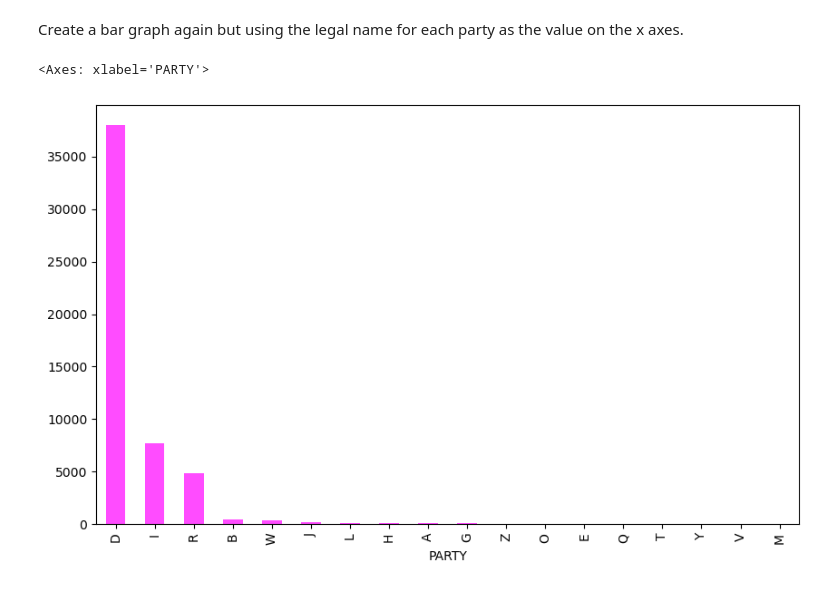
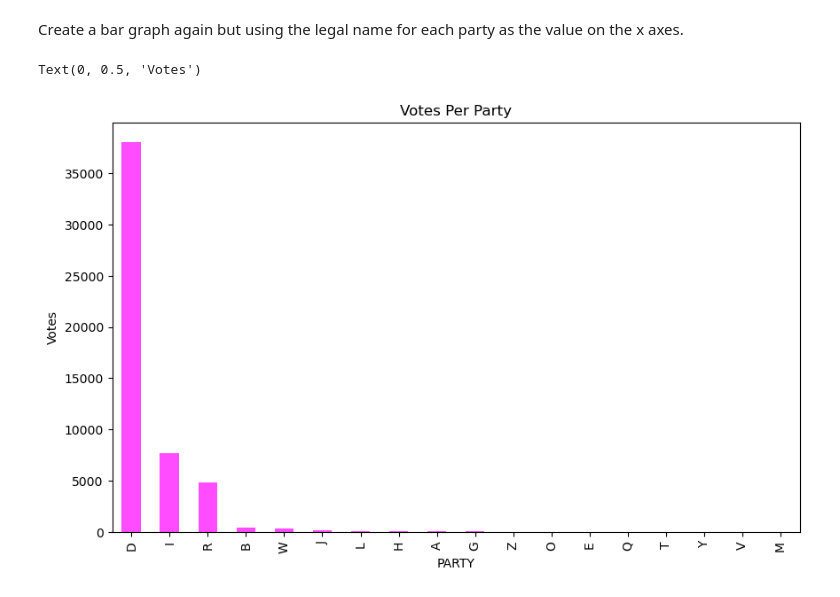
Before and after one commit to imirransom/DataEngineering.Labs.RegisteredVotersFileWilmingtonDE, a Jupyter notebook: data/wilmington_de_registered_voters.ipynb, the cells around one changed output. Cells and saved outputs as stored; diff of their text form; code cells hidden in the pictures.

```diff
--- a/data/wilmington_de_registered_voters.ipynb
+++ b/data/wilmington_de_registered_voters.ipynb
@@ -357,7 +356,8 @@ new_df
 Create a bar graph again but using the legal name for each party as the value on the x axes.
 # %%
 new_df['PARTY'].value_counts().plot(kind='bar', alpha=0.7, color='magenta', figsize=(10, 6))
-plt.title("Votes per Parr")
+plt.title("Votes Per Party")
+plt.ylabel('Votes')
 # %% [output]
-<Axes: xlabel='PARTY'>
+Text(0, 0.5, 'Votes')
-[figure, old version]
+[figure, new version]
```
Also changed, not shown: parts of 1 cell of this notebook.
